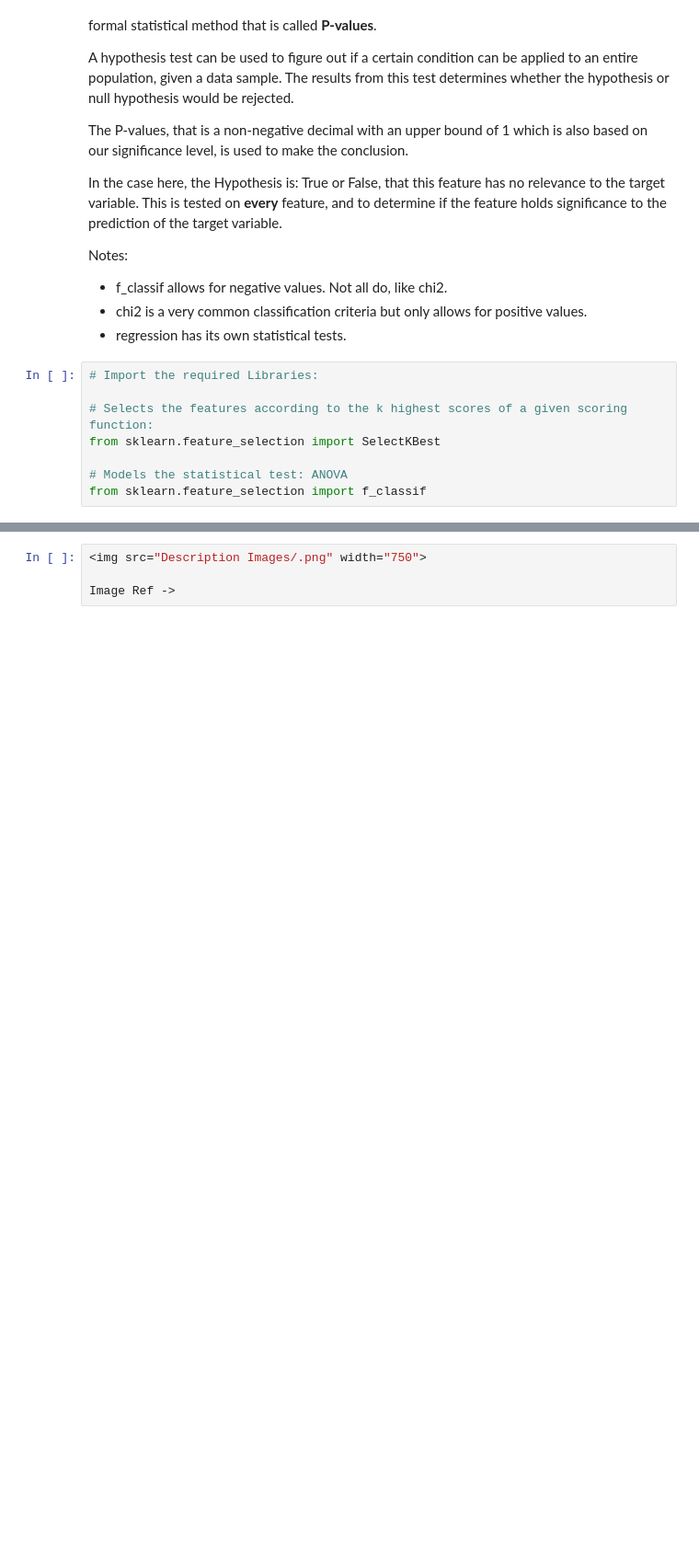
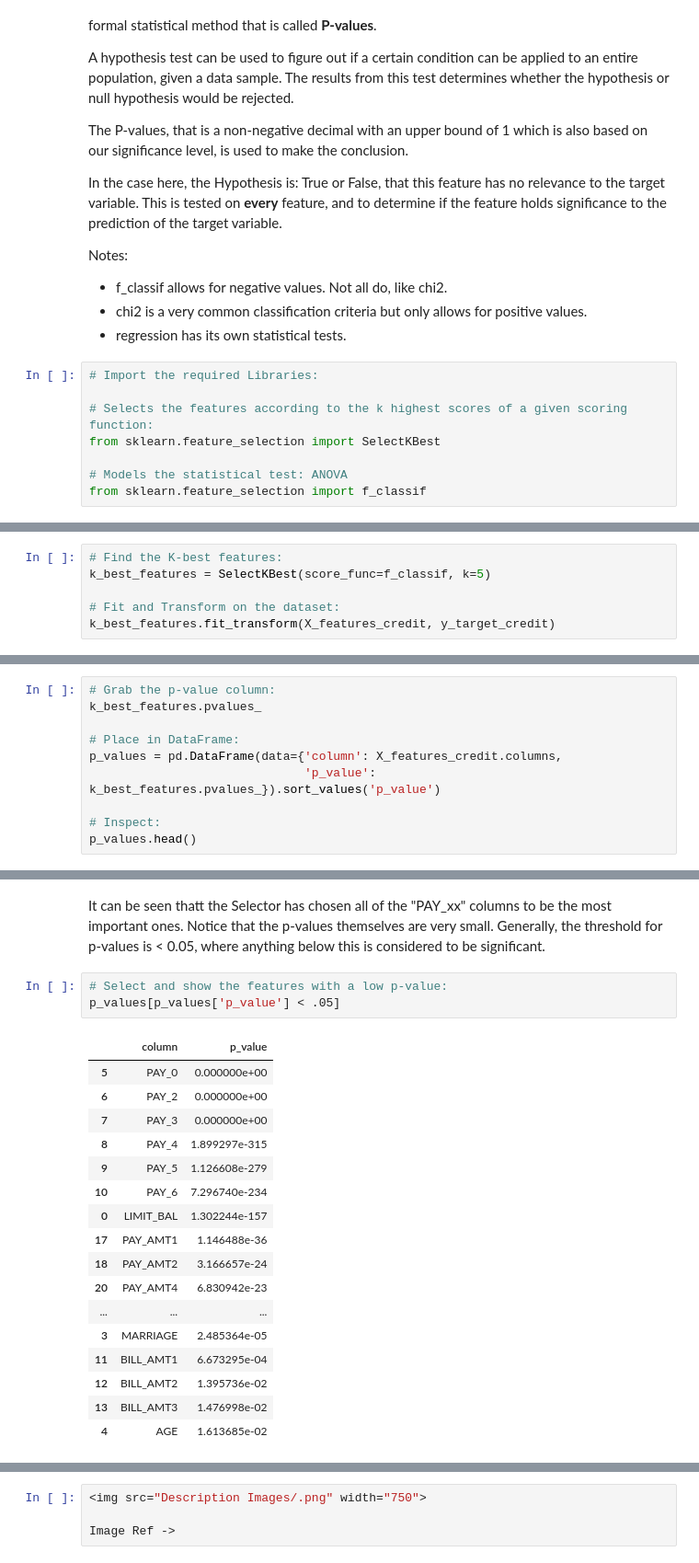
Before and after one commit to ylee9107/FeatureEngineering_myLearning, a Jupyter notebook: 3 - Feature Selection/Feature Selection.ipynb, the cells around one changed output, grey strips where cells are left out. Shown: that part at 92% size. Cells and saved outputs as stored; diff of their text form; blank space fills up the shorter version.

```diff
--- a/3 - Feature Selection/Feature Selection.ipynb
+++ b/3 - Feature Selection/Feature Selection.ipynb
@@ -592,0 +603,6 @@ from sklearn.feature_selection import f_classif
+# %%
+# Find the K-best features:
+k_best_features = SelectKBest(score_func=f_classif, k=5)
+
+# Fit and Transform on the dataset:
+k_best_features.fit_transform(X_features_credit, y_target_credit)
@@ -592,0 +619,10 @@ from sklearn.feature_selection import f_classif
+# %%
+# Grab the p-value column:
+k_best_features.pvalues_
+
+# Place in DataFrame:
+p_values = pd.DataFrame(data={'column': X_features_credit.columns,
+                              'p_value': k_best_features.pvalues_}).sort_values('p_value')
+
+# Inspect:
+p_values.head()
@@ -592,0 +636,23 @@ from sklearn.feature_selection import f_classif
+# %% [markdown]
+It can be seen thatt the Selector has chosen all of the "PAY_xx" columns to be the most important ones. Notice that the p-values themselves are very small. Generally, the threshold for p-values is < 0.05, where anything below this is considered to be significant.
+# %%
+# Select and show the features with a low p-value:
+p_values[p_values['p_value'] < .05]
+# %% [output]
+|  | column | p_value |
+| 5 | PAY_0 | 0.000000e+00 |
+| 6 | PAY_2 | 0.000000e+00 |
+| 7 | PAY_3 | 0.000000e+00 |
+| 8 | PAY_4 | 1.899297e-315 |
+| 9 | PAY_5 | 1.126608e-279 |
+| 10 | PAY_6 | 7.296740e-234 |
+| 0 | LIMIT_BAL | 1.302244e-157 |
+| 17 | PAY_AMT1 | 1.146488e-36 |
+| 18 | PAY_AMT2 | 3.166657e-24 |
+| 20 | PAY_AMT4 | 6.830942e-23 |
+| ... | ... | ... |
+| 3 | MARRIAGE | 2.485364e-05 |
+| 11 | BILL_AMT1 | 6.673295e-04 |
+| 12 | BILL_AMT2 | 1.395736e-02 |
+| 13 | BILL_AMT3 | 1.476998e-02 |
+| 4 | AGE | 1.613685e-02 |
```
Also changed, not shown: parts of 17 cells of this notebook.
